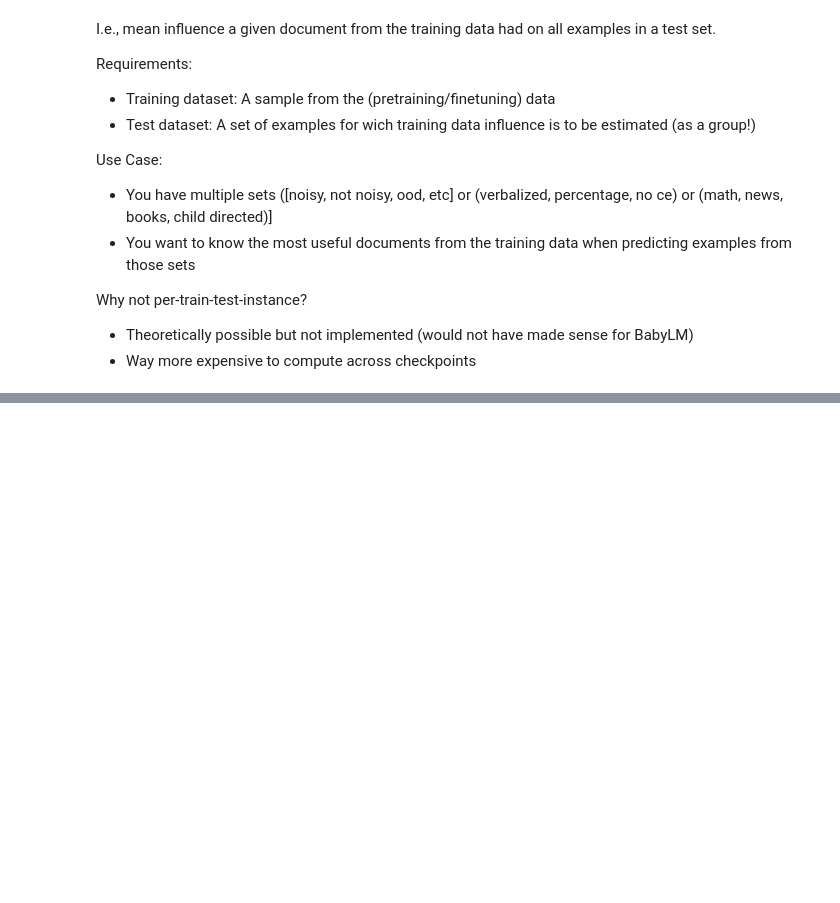
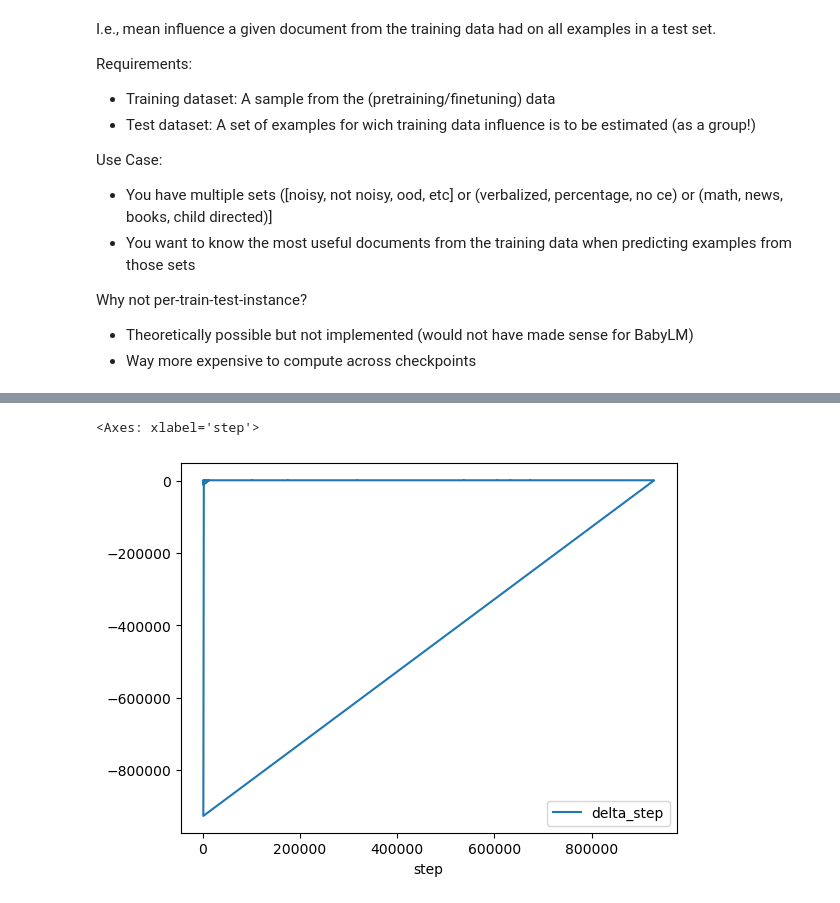
Before and after one commit to loris3/babylm, a Jupyter notebook: olmo.ipynb, the cells around one changed output, grey strips where cells are left out. Drawn from its saved outputs; the diff is of its cells as text; code cells hidden in the pictures; blank space fills up the shorter version.

```diff
--- a/olmo.ipynb
+++ b/olmo.ipynb
@@ -80,2 +233,9 @@ checkpoints
 | 964 | main | NaN | NaN | NaN | NaN |
 965 rows × 5 columns
+# %%
+checkpoints['delta_step'] = checkpoints['step'].diff()
+
+checkpoints[['step', 'delta_step']].plot(x='step', y='delta_step', kind='line')
+# %% [output]
+<Axes: xlabel='step'>
+[figure, added]
```
Also changed, not shown: parts of 72 cells of this notebook, 2 other files.
